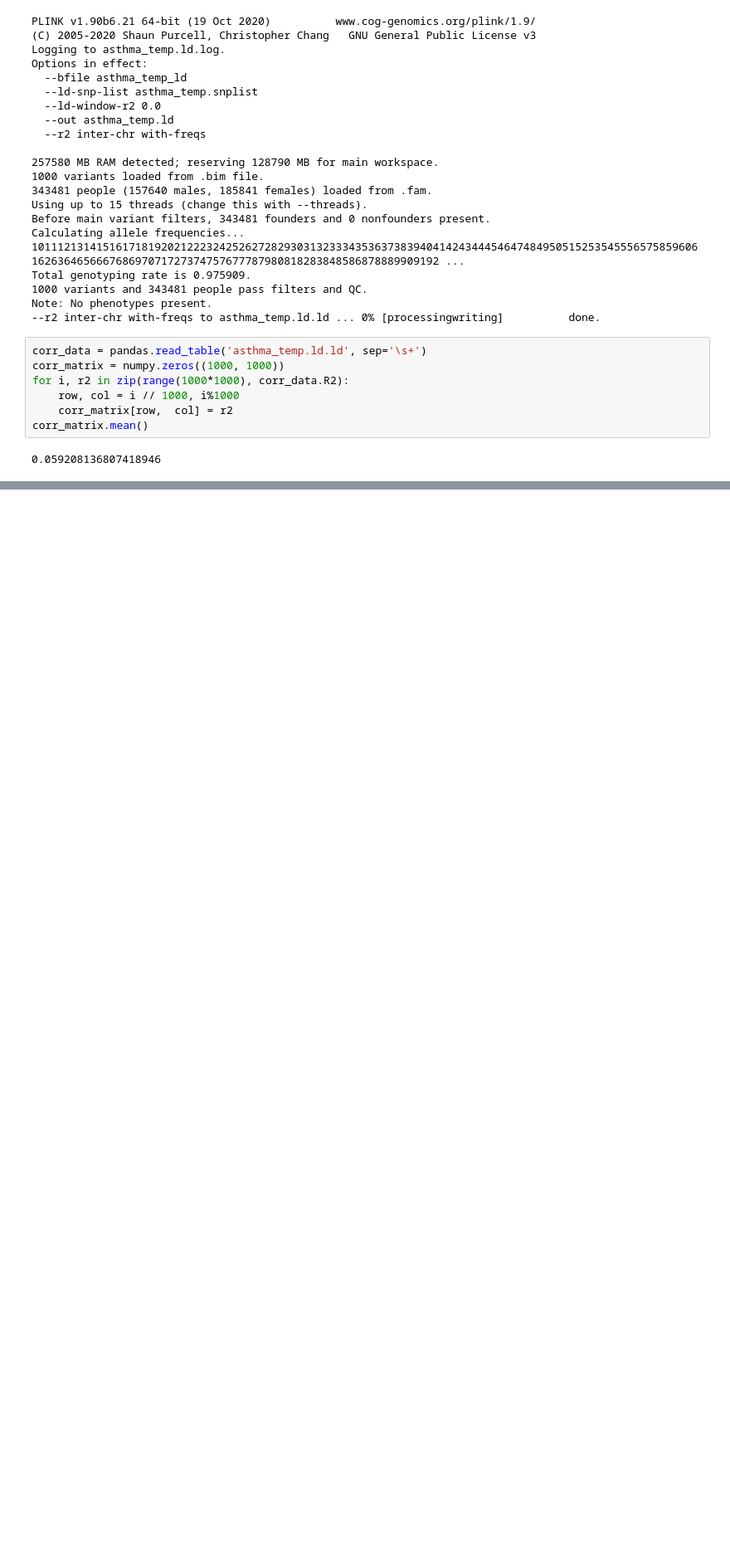
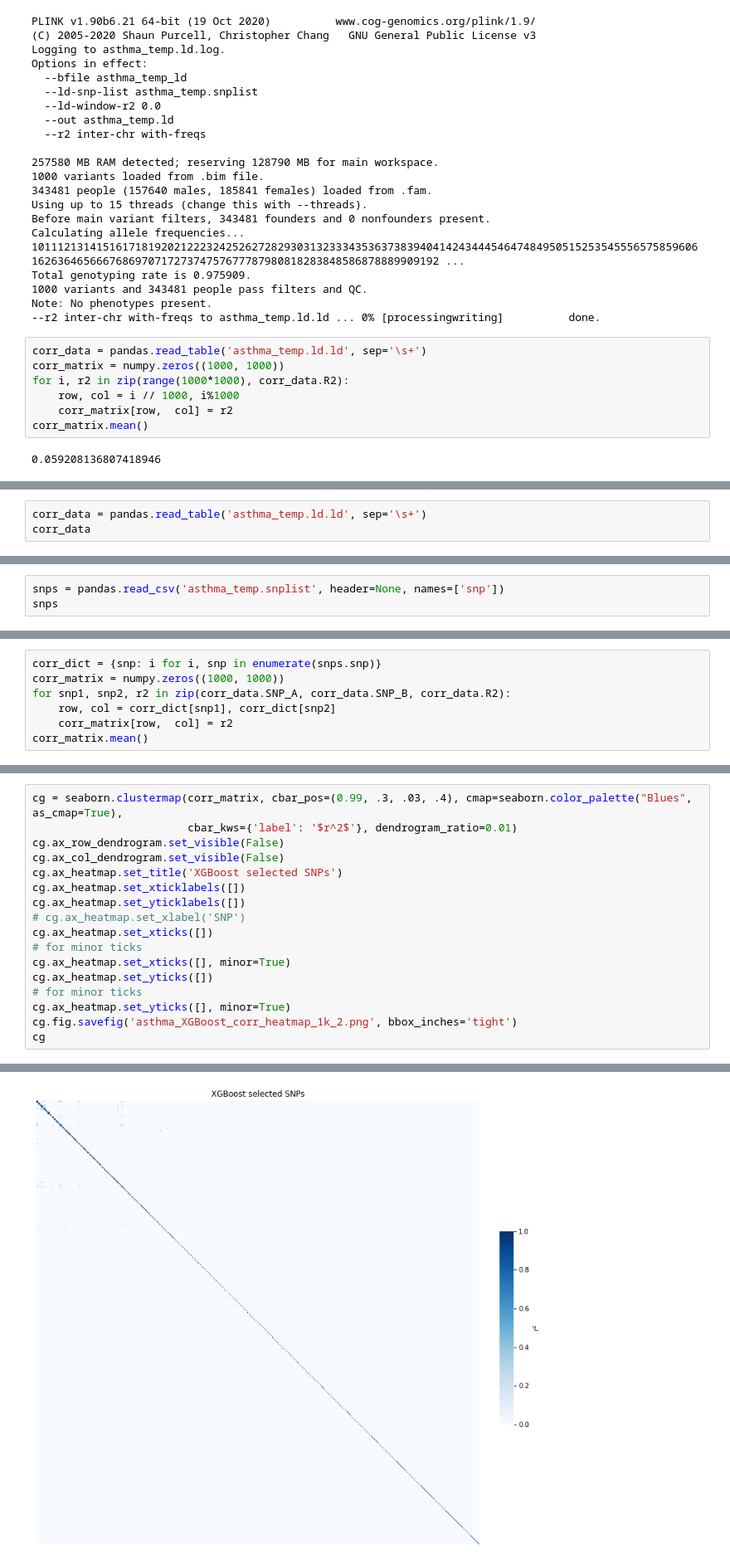
Before and after one commit to alex-medvedev-msc/xgboost_selection, a Jupyter notebook: src/notebooks/corr_plots.ipynb, the cells around one changed output, grey strips where cells are left out. Shown at 83% size. Drawn from its saved outputs; the diff is of its cells as text; blank space fills up the shorter version.

```diff
--- a/src/notebooks/corr_plots.ipynb
+++ b/src/notebooks/corr_plots.ipynb
@@ -113,0 +169,3 @@ cg
+# %%
+corr_data = pandas.read_table('asthma_temp.ld.ld', sep='\s+')
+corr_data
@@ -113,0 +186,3 @@ cg
+# %%
+snps = pandas.read_csv('asthma_temp.snplist', header=None, names=['snp'])
+snps
@@ -113,0 +203,7 @@ cg
+# %%
+corr_dict = {snp: i for i, snp in enumerate(snps.snp)}
+corr_matrix = numpy.zeros((1000, 1000))
+for snp1, snp2, r2 in zip(corr_data.SNP_A, corr_data.SNP_B, corr_data.R2):
+    row, col = corr_dict[snp1], corr_dict[snp2]
+    corr_matrix[row,  col] = r2
+corr_matrix.mean()
@@ -113,0 +212,18 @@ cg
+# %%
+cg = seaborn.clustermap(corr_matrix, cbar_pos=(0.99, .3, .03, .4), cmap=seaborn.color_palette("Blues", as_cmap=True),
+                        cbar_kws={'label': '$r^2$'}, dendrogram_ratio=0.01)
+cg.ax_row_dendrogram.set_visible(False)
+cg.ax_col_dendrogram.set_visible(False)
+cg.ax_heatmap.set_title('XGBoost selected SNPs')
+cg.ax_heatmap.set_xticklabels([])
+cg.ax_heatmap.set_yticklabels([])
+# cg.ax_heatmap.set_xlabel('SNP')
+cg.ax_heatmap.set_xticks([])
+# for minor ticks
+cg.ax_heatmap.set_xticks([], minor=True)
+cg.ax_heatmap.set_yticks([])
+# for minor ticks
+cg.ax_heatmap.set_yticks([], minor=True)
+cg.fig.savefig('asthma_XGBoost_corr_heatmap_1k_2.png', bbox_inches='tight')
+cg
+# %% [output]
@@ -113,0 +231 @@ cg
+[figure, added]
```
Also changed, not shown: parts of 9 cells of this notebook, 3 other files.
